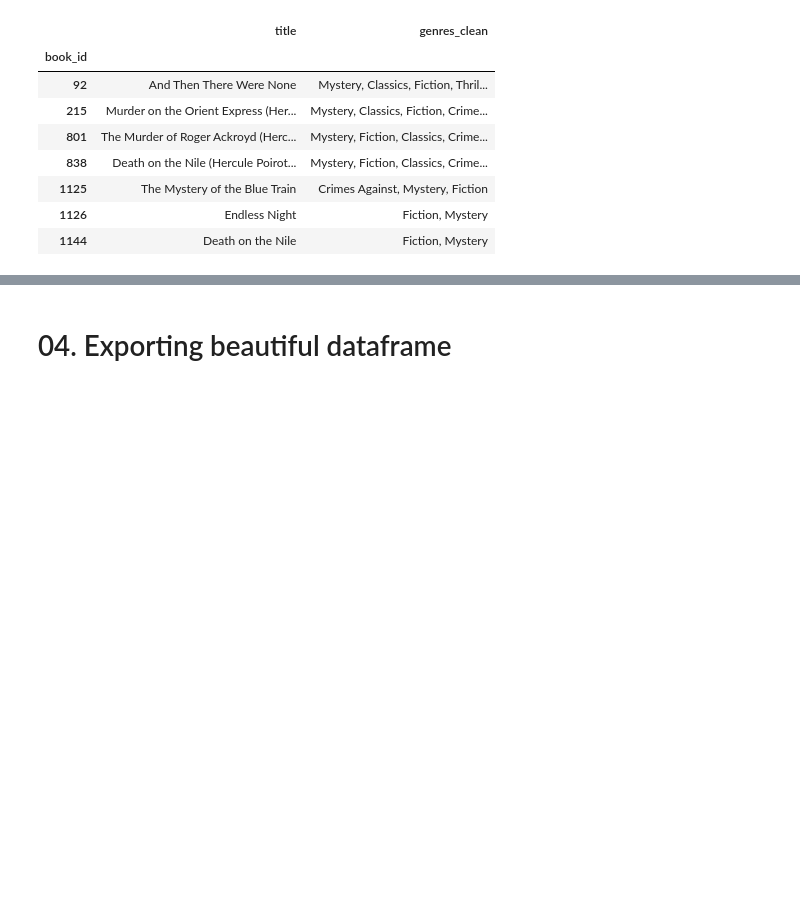
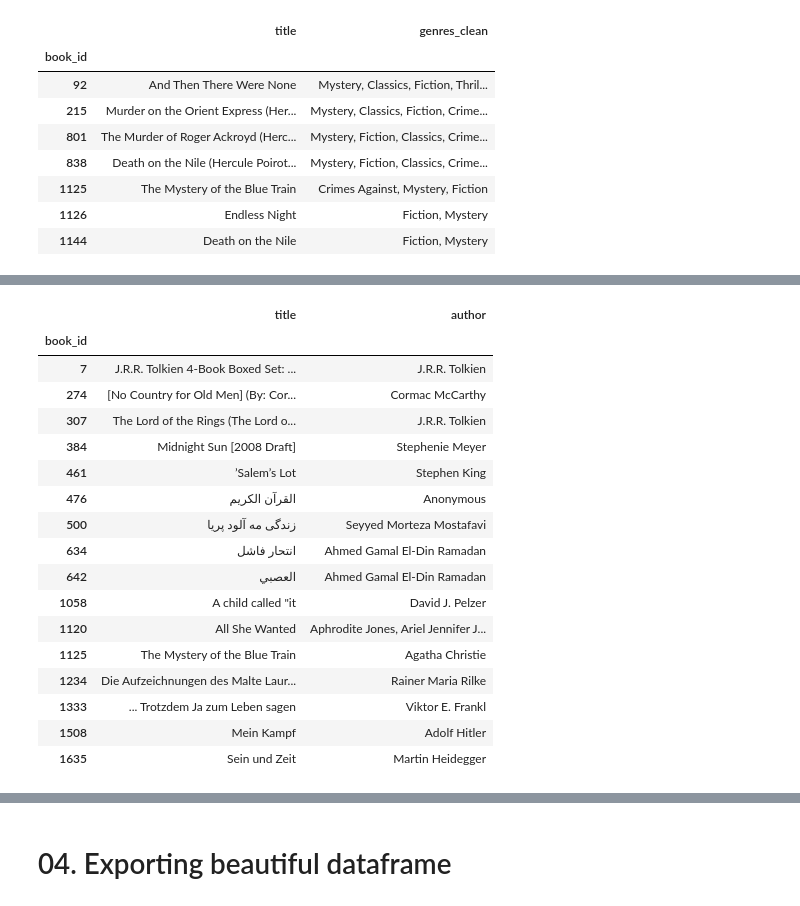
Before and after one commit to Hina-Haq/The_Reading_Room, a Jupyter notebook: 02. Notebooks/Database_Streamlit_Cleaning.ipynb, the cells around one changed output, grey strips where cells are left out. Saved outputs shown, nothing was run; the diff lists cells and outputs as text; code cells hidden in the pictures; blank space fills up the shorter version.

```diff
--- a/02. Notebooks/Database_Streamlit_Cleaning.ipynb
+++ b/02. Notebooks/Database_Streamlit_Cleaning.ipynb
@@ -83,0 +142,3 @@ books[books['author'].str.contains('Agatha Christie', case=False)][['title', 'ge
+# %%
+# changing the series
+books.loc[334, 'series'] = "The Wind-Up Bird Chronicle #1-3"
@@ -83,0 +153,3 @@ books[books['author'].str.contains('Agatha Christie', case=False)][['title', 'ge
+# %%
+# starndardizing the series column
+books['series'] = books['series'].str.replace(r'(\S)#', r'\1 #', regex=True)
@@ -83,0 +178,14 @@ books[books['author'].str.contains('Agatha Christie', case=False)][['title', 'ge
+# %%
+# correcting the autor column for roman caracters
+author_corrections = {
+    'أحمد جمال الدين رمضان': 'Ahmed Gamal El-Din Ramadan',
+    'سید مرتضی مصطفوی': 'Seyyed Morteza Mostafavi',
+    'الله': 'Anonymous',
+    '川口俊和': 'Toshikazu Kawaguchi',
+    'Лев Толстой': 'Leo Tolstoy',
+    'Πλάττων': 'Plato',
+    '刘慈欣': 'Liu Cixin',
+    'Πλάτων': 'Plato'
+}
+
+books['author'] = books['author'].replace(author_corrections)
@@ -83,0 +207,24 @@ books[books['author'].str.contains('Agatha Christie', case=False)][['title', 'ge
+# %%
+pd.set_option('display.max_colwidth', None)
+# %%
+# checking the title to be able to know what to correct in the title column
+books.loc[[7, 274, 307, 384, 461, 476, 500, 634, 642, 1058, 1120, 1125, 1234, 1333, 1508, 1635], ['title', 'author']]
+# %% [output]
+|  | title | author |
+| book_id |  |  |
+| 7 | J.R.R. Tolkien 4-Book Boxed Set: ... | J.R.R. Tolkien |
+| 274 | [No Country for Old Men] (By: Cor... | Cormac McCarthy |
+| 307 | The Lord of the Rings (The Lord o... | J.R.R. Tolkien |
+| 384 | Midnight Sun [2008 Draft] | Stephenie Meyer |
+| 461 | ’Salem’s Lot | Stephen King |
+| 476 | القرآن الكريم | Anonymous |
+| 500 | زندگی مه آلود پریا | Seyyed Morteza Mostafavi |
+| 634 | انتحار فاشل | Ahmed Gamal El-Din Ramadan |
+| 642 | العصبي | Ahmed Gamal El-Din Ramadan |
+| 1058 | A child called "it | David J. Pelzer |
+| 1120 | All She Wanted | Aphrodite Jones, Ariel Jennifer J... |
+| 1125 | The Mystery of the Blue Train | Agatha Christie |
+| 1234 | Die Aufzeichnungen des Malte Laur... | Rainer Maria Rilke |
+| 1333 | ... Trotzdem Ja zum Leben sagen | Viktor E. Frankl |
+| 1508 | Mein Kampf | Adolf Hitler |
+| 1635 | Sein und Zeit | Martin Heidegger |
```
Also changed, not shown: parts of 15 cells of this notebook, 1 other file.
